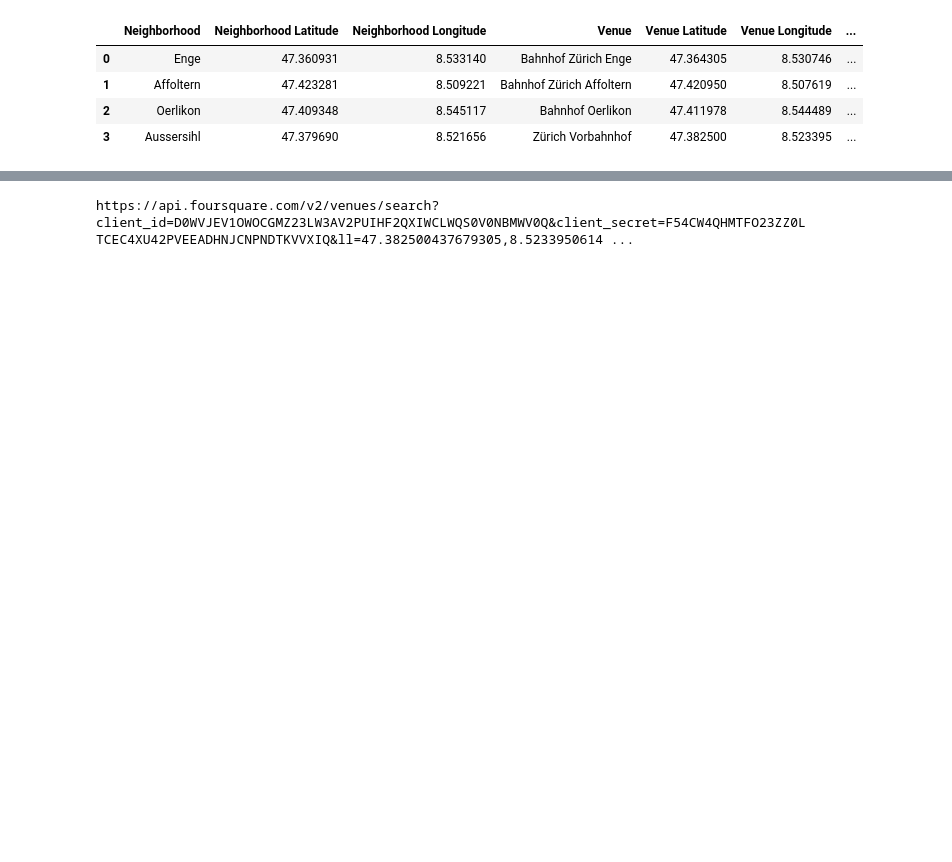
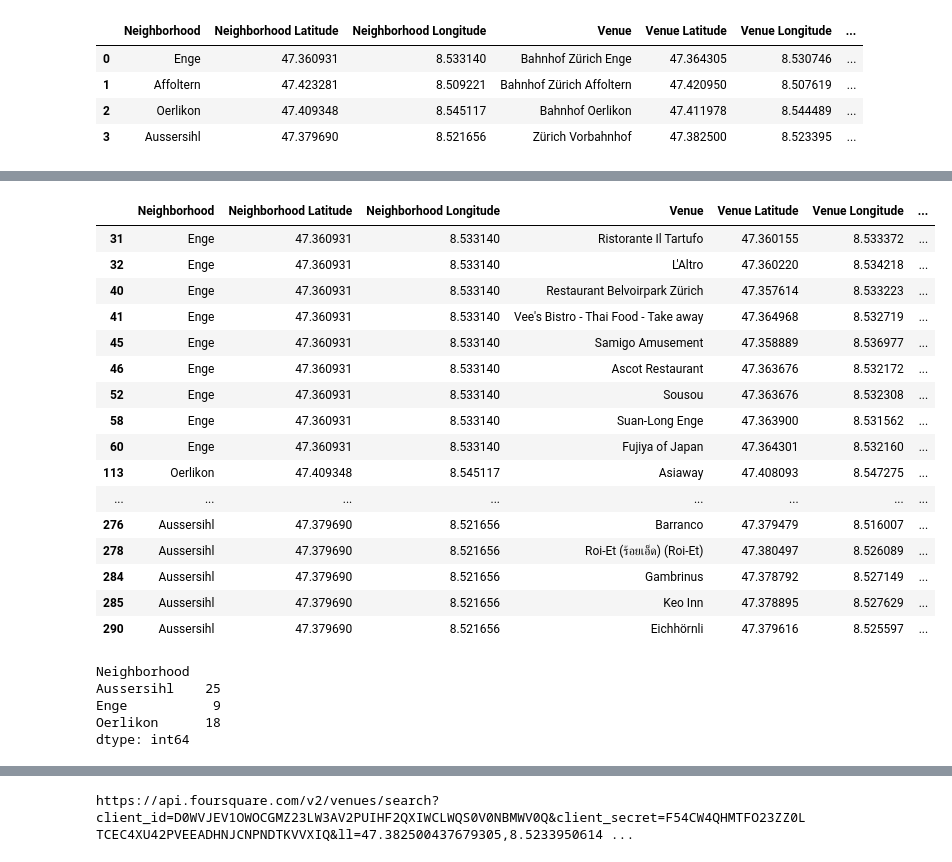
Before and after one commit to xanag/Coursera_Capstone, a Jupyter notebook: Final Capstone Project.ipynb, the cells around one changed output, grey strips where cells are left out. Saved outputs shown, nothing was run; the diff lists cells and outputs as text; code cells hidden in the pictures; blank space fills up the shorter version.

```diff
--- a/Final Capstone Project.ipynb
+++ b/Final Capstone Project.ipynb
@@ -425,0 +442,31 @@ neigh_with_train
+# %%
+# We select the neighborhood with the highest number of restaurants and supermarkets
+rest_sup=subset[subset['Venue Category'].str.contains("Restaurant")]
+rest_sup
+# %% [output]
+|  | Neighborhood | Neighborhood Latitude | Neighborhood Longitude | Venue | Venue Latitude | Venue Longitude | ... |
+| 31 | Enge | 47.360931 | 8.533140 | Ristorante Il Tartufo | 47.360155 | 8.533372 | ... |
+| 32 | Enge | 47.360931 | 8.533140 | L'Altro | 47.360220 | 8.534218 | ... |
+| 40 | Enge | 47.360931 | 8.533140 | Restaurant Belvoirpark Zürich | 47.357614 | 8.533223 | ... |
+| 41 | Enge | 47.360931 | 8.533140 | Vee's Bistro - Thai Food - Take away | 47.364968 | 8.532719 | ... |
+| 45 | Enge | 47.360931 | 8.533140 | Samigo Amusement | 47.358889 | 8.536977 | ... |
+| 46 | Enge | 47.360931 | 8.533140 | Ascot Restaurant | 47.363676 | 8.532172 | ... |
+| 52 | Enge | 47.360931 | 8.533140 | Sousou | 47.363676 | 8.532308 | ... |
+| 58 | Enge | 47.360931 | 8.533140 | Suan-Long Enge | 47.363900 | 8.531562 | ... |
+| 60 | Enge | 47.360931 | 8.533140 | Fujiya of Japan | 47.364301 | 8.532160 | ... |
+| 113 | Oerlikon | 47.409348 | 8.545117 | Asiaway | 47.408093 | 8.547275 | ... |
+| ... | ... | ... | ... | ... | ... | ... | ... |
+| 276 | Aussersihl | 47.379690 | 8.521656 | Barranco | 47.379479 | 8.516007 | ... |
+| 278 | Aussersihl | 47.379690 | 8.521656 | Roi-Et (ร้อยเอ็ด) (Roi-Et) | 47.380497 | 8.526089 | ... |
+| 284 | Aussersihl | 47.379690 | 8.521656 | Gambrinus | 47.378792 | 8.527149 | ... |
+| 285 | Aussersihl | 47.379690 | 8.521656 | Keo Inn | 47.378895 | 8.527629 | ... |
+| 290 | Aussersihl | 47.379690 | 8.521656 | Eichhörnli | 47.379616 | 8.525597 | ... |
+# %%
+# How many restaurants are in the selected neighborhoods
+print(rest_sup.groupby(['Neighborhood']).size())
+# %% [output]
+Neighborhood
+Aussersihl    25
+Enge           9
+Oerlikon      18
+dtype: int64
```
Also changed, not shown: parts of 38 cells of this notebook.
